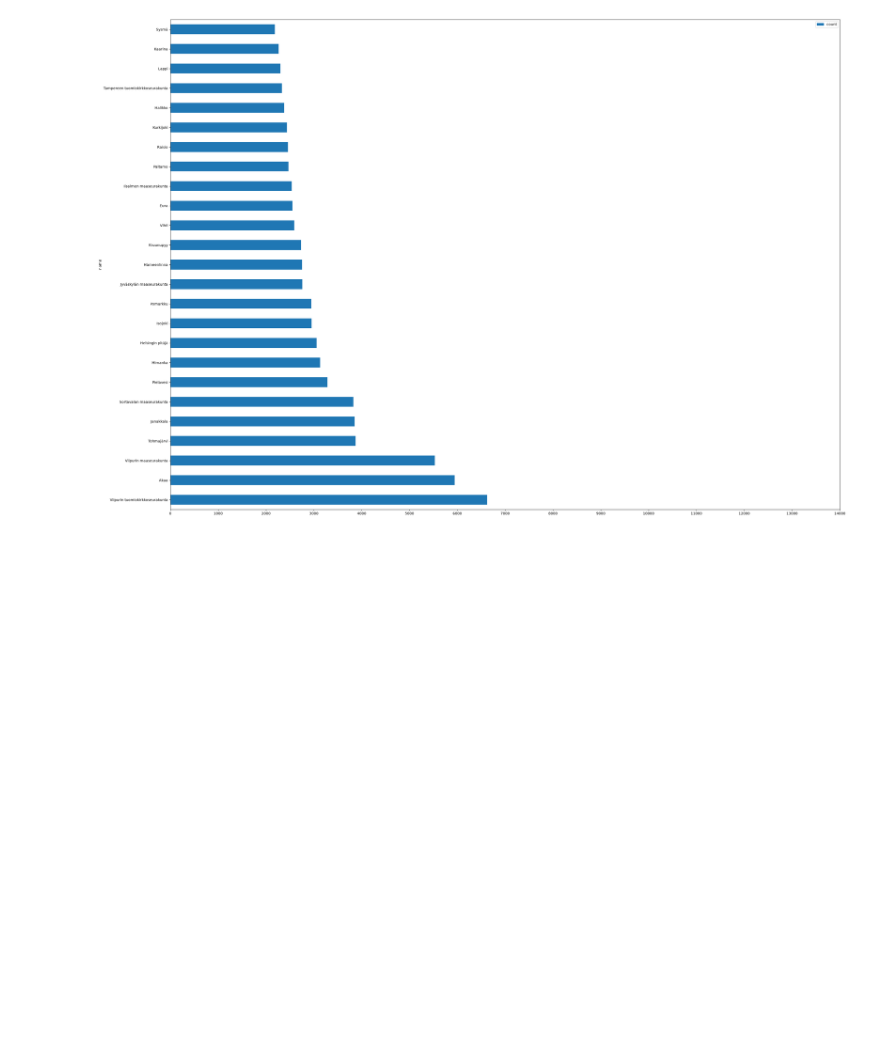
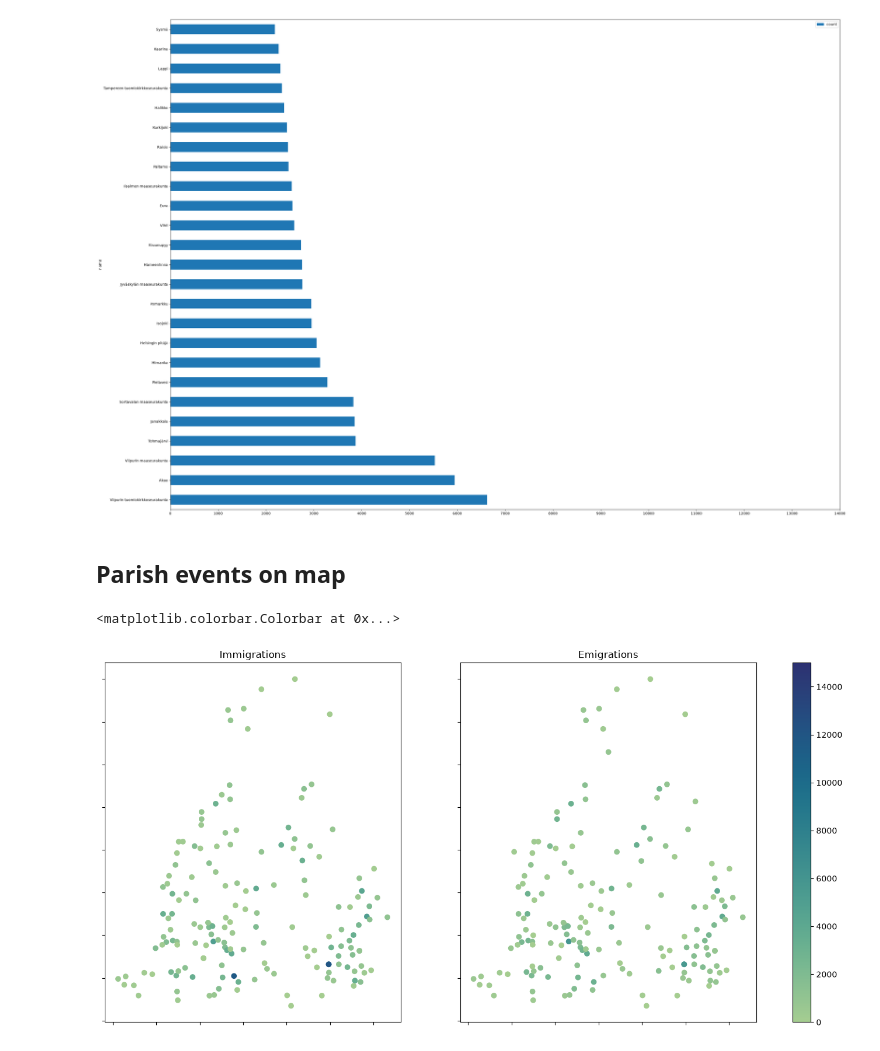
Before and after one commit to TurkuNLP/htr-hiski-alignment, a Jupyter notebook: extracting-migrations-db_migration_counts.ipynb, the cells around one changed output. Saved outputs shown, nothing was run; the diff lists cells and outputs as text; code cells hidden in the pictures; blank space fills up the shorter version.

Commit message:
event-counts also on map

```diff
--- a/extracting-migrations-db_migration_counts.ipynb
+++ b/extracting-migrations-db_migration_counts.ipynb
@@ -139,3 +139,5 @@ ax.set_xticks(range(0, 15000, 1000), range(0, 15000, 1000))
 fig.tight_layout()
 # %% [output]
 [figure]
+# %% [markdown]
+## Parish events on map
@@ -141,0 +173,27 @@ fig.tight_layout()
+# %%
+fig, axs = plt.subplots(1, 2, figsize=(16, 8))
+axs[0].scatter(
+    x=immigration_parish_e_counts_with_coordinates["lon"],
+    y=immigration_parish_e_counts_with_coordinates["lat"],
+    c=immigration_parish_e_counts_with_coordinates["count"],
+    cmap=sns.cm.crest,
+    vmin=0, vmax=15000
+)
+axs[0].set_yticklabels([])
+axs[0].set_xticklabels([])
+axs[0].set_title("Immigrations")
+
+scatter = axs[1].scatter(
+    x=emigration_parish_e_counts_with_coordinates["lon"],
+    y=emigration_parish_e_counts_with_coordinates["lat"],
+    c=emigration_parish_e_counts_with_coordinates["count"],
+    cmap=sns.cm.crest,
+    vmin=0, vmax=15000
+)
+axs[1].set_yticklabels([])
+axs[1].set_xticklabels([])
+axs[1].set_title("Emigrations")
+fig.colorbar(scatter, ax=axs, fraction=0.05)
+# %% [output]
+<matplotlib.colorbar.Colorbar at 0x...>
+[figure, added]
```
Also changed, not shown: parts of 1 cell of this notebook.
